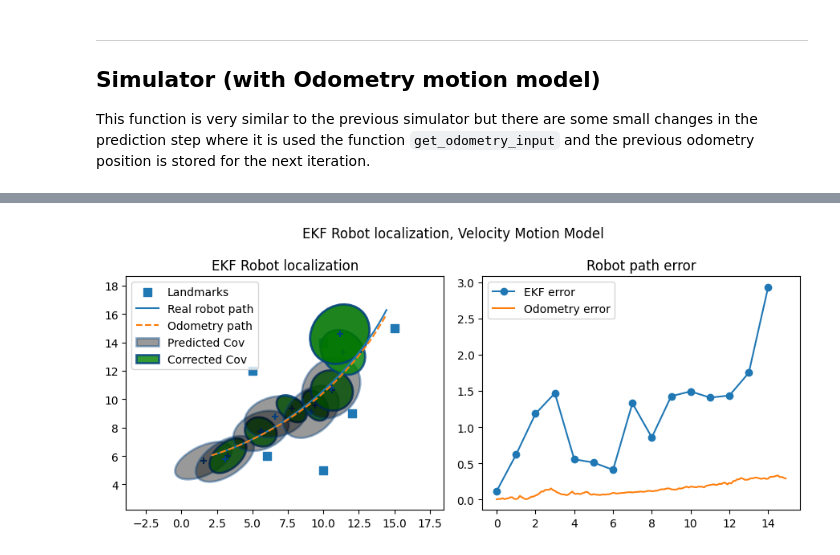
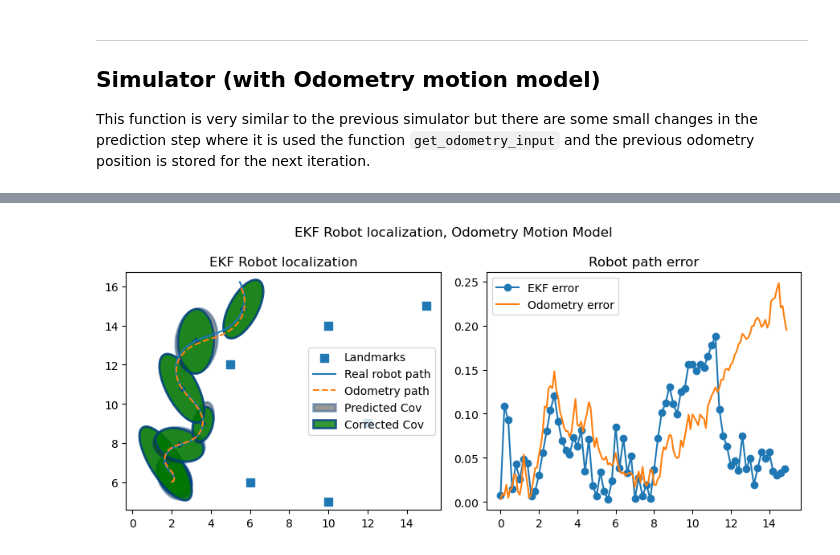
Before and after one commit to KristofferMoevik/SESARS_Lab4, a Jupyter notebook: ekf_students.ipynb, the cells around one changed output, grey strips where cells are left out. Cells and saved outputs as stored; diff of their text form; code cells hidden in the pictures.

```diff
--- a/ekf_students.ipynb
+++ b/ekf_students.ipynb
@@ -524,25 +527,27 @@ To test if your code is working properly, run the code below without changing pa
 seed = 42  # because it is the answer to the Ultimate Question of Life, The Universe and Everything :)
 
 landmarks = np.array([[5, 12], [10, 5], [15, 15], [10, 14], [6, 6], [12, 9]])  # standard landmarks
+#landmarks = np.array([[5, 12], [15, 15], [12,9]])  # sparse landmarks
+#landmarks = np.array([[5, 12], [15, 18], [6,6]]) # sparse with gap
 
 ## Original params
 # ekf_dt = 1.0  # time interval between measurements [s]
 # sim_length_s = 15  # length of the simulation [s]
 
-# # set the seed to get the same results every time
-# std_lin_vel = 0.1  # [m/s]
-# std_ang_vel = np.deg2rad(1.0)  # [rad/s]
-# std_range = 0.3  # [m]
-# std_bearing = np.deg2rad(1.0)  # [rad]
+# set the seed to get the same results every time
+std_lin_vel = 0.1  # [m/s]
+std_ang_vel = np.deg2rad(1.0)  # [rad/s]
+std_range = 0.3  # [m]
+std_bearing = np.deg2rad(1.0)  # [rad]
 
-ekf_dt = 1.0  # time interval between measurements [s]
+ekf_dt = 0.2  # time interval between measurements [s]
 sim_length_s = 15  # length of the simulation [s]
 
 # set the seed to get the same results every time
-std_lin_vel = 0.05  # [m/s]
-std_ang_vel = np.deg2rad(0.1)  # [rad/s]
-std_range = 0.3  # [m]
-std_bearing = np.deg2rad(1.0)  # [rad]
+# std_lin_vel = 0.05  # [m/s]
+# std_ang_vel = np.deg2rad(0.1)  # [rad/s]
+# std_range = 0.3  # [m]
+# std_bearing = np.deg2rad(1.0)  # [rad]
 # %%
 # set the seed to get the same results every time
 np.random.seed(seed)
@@ -611,9 +617,9 @@ x_{t-1} \\ y_{t-1} \\ \theta_{t-1}
 $$
 # %%
 def get_odometry_input(x, x_prev):
-    rot1 = np.arctan2(x_prev[1] - x[1], x_prev[0] - x[0]) - x_prev[2]
-    trasl = np.sqrt((x_prev[0] - x[0])**2 + (x_prev[1] - x[1])**2)
-    rot2 = x_prev[2] - rot1 - x[2]
+    rot1 = np.arctan2(x[1] - x_prev[1], x[0] - x_prev[0]) - x_prev[2]
+    trasl = np.sqrt((x[0] - x_prev[0])**2 + (x[1] - x_prev[1])**2)
+    rot2 = x[2] - rot1 - x_prev[2]
     return np.array([[rot1, trasl, rot2]]).T
 # %%
 x, y, theta, rot1, trasl, rot2 = symbols('x y theta rot1 trasl rot2')
@@ -671,6 +677,9 @@ def run_localization_odom(
     # The main loop that runs the simulation
     for i in range(steps):
         # to simulate the error in the actuation of the robot, we add some Gaussian noise to the velocity command
+        cmd_vel = np.array(
+            [[2*np.sin((i/steps)), np.sin((15*i/steps))]]
+        ).T
         noisy_vel = cmd_vel + np.array([[std_lin_vel, std_ang_vel]]).T * sim_noise_generator.normal(size=(2, 1))
         # Simulate robot motion for sim_step_s seconds using the Velocity Motion Model.
         # Complete with the correct data to evaluate the motion model
@@ -746,7 +755,7 @@ def run_localization_odom(
     ax[1].legend(handles=[ekf_err, odom_err])
     ax[1].set_title("Robot path error")
 
-    fig.suptitle("EKF Robot localization, Velocity Motion Model")
+    fig.suptitle("EKF Robot localization, Odometry Motion Model")
     fig.tight_layout()
 
     plt.show()
@@ -762,36 +771,39 @@ The expected output should be similar to the plot reported below, results may va
 # set the seed to get the same results every time
 np.random.seed(seed)
 
-std_rot1 = std_bearing
-std_trasl = std_range
-std_rot2 = std_bearing
+# std_rot1 = std_bearing
+# std_trasl = std_range
+# std_rot2 = std_bearing
+std_rot1 = 0.01
+std_trasl = 0.1
+std_rot2 = 0.01
 
 # Initialize the EKF
 ekf = RobotEKF(
     dim_x=3,
     dim_z=2,
     dim_u=3,
     eval_gux=eval_gux_odom,
     eval_Gt=eval_Gt_odom,
     eval_Vt=eval_Vt_odom,
     eval_hx=eval_hx,
     eval_Ht=eval_Ht,
 )
 ekf.mu = np.array([[2, 6, 0.3]]).T  # x, y, theta
 ekf.Sigma = np.diag([0.1, 0.1, 0.1])
 ekf.Mt = np.diag([std_rot1**2, std_trasl**2, std_rot2**2])
 ekf.Qt = np.diag([std_range**2, std_bearing**2])
 
 run_localization_odom(
     ekf,
     ekf_dt=ekf_dt,
     landmarks=landmarks,
     std_lin_vel=std_lin_vel,
     std_ang_vel=std_ang_vel,
     std_range=std_range,
     std_bearing=std_bearing,
     ellipse_step_s=2.0,
     sim_length_s=sim_length_s,
 )
 # %% [output]
-[figure, old version]
+[figure, new version]
```
Also changed, not shown: parts of 3 cells of this notebook, 25 other files.
